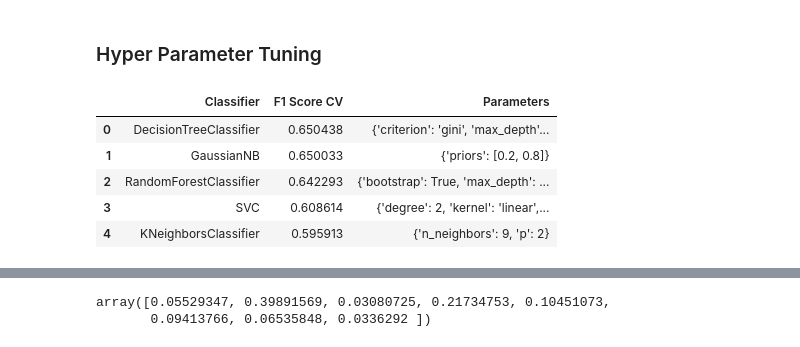
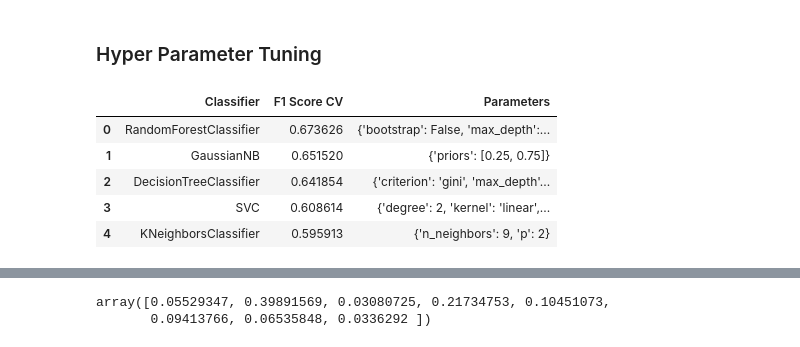
Before and after one commit to zhumazhenis/bigdata-project, a Jupyter notebook: Untitled.ipynb, the cells around one changed output, grey strips where cells are left out. Cells and saved outputs as stored; diff of their text form; code cells hidden in the pictures.

```diff
--- a/Untitled.ipynb
+++ b/Untitled.ipynb
@@ -155,23 +154,23 @@ plt.show()
 # %%
 # Standard scale
-def standardScale(data):
-    featureColumns = ['Pregnancies', 'Glucose', 'BloodPressure', 'BMI', 'DiabetesPedigreeFunction', 'Age', 'Insulin', 'SkinThickness']
+def standardScale(data, featureColumns):
+#     featureColumns = ['Pregnancies', 'Glucose', 'BloodPressure', 'BMI', 'DiabetesPedigreeFunction', 'Age', 'Insulin', 'SkinThickness']
     scaledFeaturesData = StandardScaler().fit_transform(data[featureColumns])
     scaledData = pd.DataFrame(scaledFeaturesData, columns=featureColumns)
     scaledData['Outcome'] = data['Outcome']
     return scaledData
 
 # MinMax scale
-def minMaxScale(data):
-    featureColumns = ['Pregnancies', 'Glucose', 'BloodPressure', 'BMI', 'DiabetesPedigreeFunction', 'Age', 'Insulin', 'SkinThickness']
+def minMaxScale(data, featureColumns):
+#     featureColumns = ['Pregnancies', 'Glucose', 'BloodPressure', 'BMI', 'DiabetesPedigreeFunction', 'Age', 'Insulin', 'SkinThickness']
     scaledFeaturesData = MinMaxScaler().fit_transform(data[featureColumns])
     scaledData = pd.DataFrame(scaledFeaturesData, columns=featureColumns)
     scaledData['Outcome'] = data['Outcome']
     return scaledData
 
 # Robust scale
-def robustScale(data):
-    featureColumns = ['Pregnancies', 'Glucose', 'BloodPressure', 'BMI', 'DiabetesPedigreeFunction', 'Age', 'Insulin', 'SkinThickness']
+def robustScale(data, featureColumns):
+#     featureColumns = ['Pregnancies', 'Glucose', 'BloodPressure', 'BMI', 'DiabetesPedigreeFunction', 'Age', 'Insulin', 'SkinThickness']
     scaledFeaturesData = RobustScaler().fit_transform(data[featureColumns])
     scaledData = pd.DataFrame(scaledFeaturesData, columns=featureColumns)
     scaledData['Outcome'] = data['Outcome']
@@ -234,8 +247,14 @@ Almost all scalers works the same, but let's choose Standard Scaler, which perfo
 ### Hyper Parameter Tuning
 # %%
 # Split Data
-data = standardScale(data)
-xTrain, yTrain, xTest, yTest = splitData(data)
+featureColumns = ['Pregnancies', 'Glucose', 'BloodPressure', 'BMI', 'DiabetesPedigreeFunction', 'Age', 'Insulin', 'SkinThickness']
+outputColumn = 'Outcome'
+scaledData = standardScale(data, featureColumns)
+trainData, testData = train_test_split(scaledData, test_size=0.20, random_state=66, stratify=scaledData['Outcome'])
+
+
+xTrain, yTrain = trainData[featureColumns], trainData[outputColumn]
+xTest, yTest = testData[featureColumns], testData[outputColumn]
 
 hyperParametersMap = {
     'SVC': {
@@ -244,8 +263,8 @@ hyperParametersMap = {
         'tol': [1e-2, 1e-3, 1e-4]
     },
     'RandomForestClassifier': {
-        'n_estimators': np.arange(1, 10, 2),
-        'max_depth': np.arange(1, 5),
+        'n_estimators': np.arange(1, 30, 2),
+        'max_depth': np.arange(1, 10),
         'max_features': [1, 2, 3, 4, 5, 6, 7, 8, 'auto', 'log2', None],
         'bootstrap': [True, False],
     },
@@ -255,7 +274,7 @@ hyperParametersMap = {
         'max_features': [1, 2, 3, 4, 5, 6, 7, 8, 'auto', 'log2', None]
     },
     'GaussianNB': {
-        'priors': [[0.05 * i, 0.05 * (20 - i)] for i in range(2, 19, 2)]
+        'priors': [[0.05 * i, 0.05 * (20 - i)] for i in range(2, 19)]
     },
 #     'GradientBoostingClassifier': {
 #         'n_estimators': np.arange(10, 150, 10),
@@ -273,41 +292,41 @@ modelsMap = {
     'RandomForestClassifier': RandomForestClassifier(), # has feature_importances_
     'DecisionTreeClassifier': DecisionTreeClassifier(), # has feature_importances_
     'GaussianNB': GaussianNB(),
-    'GradientBoostingClassifier': GradientBoostingClassifier(), # has feature_importances_
+#     'GradientBoostingClassifier': GradientBoostingClassifier(), # has feature_importances_
     'KNeighborsClassifier': KNeighborsClassifier()
 }
 
 def findBestHyperParameters(xTrain, yTrain, hyperParametersMap, modelsMap):
     bestHyperParameters = {}
     for k, v in hyperParametersMap.items():
         bestHyperParameters[k] = {}
         clf = modelsMap[k]
         grid = GridSearchCV(estimator=clf, param_grid=v, cv=5, scoring=make_scorer(f1_score))
         grid.fit(xTrain, yTrain)
         bestHyperParameters[k]['f1Score'] = grid.best_score_
         bestHyperParameters[k]['parameters'] = grid.best_params_
     return bestHyperParameters
 
 
 def bestHyperParametersToDataFrame(bestHyperParameters):
     bestHyperParametersDataFrame = pd.DataFrame(columns=['Classifier', 'F1 Score CV', 'Parameters'])
     for k, v in bestHyperParameters.items():
         vals = {
             'Classifier': k,
             'F1 Score CV': v['f1Score'],
             'Parameters': str(v['parameters'])
         }
         bestHyperParametersDataFrame = bestHyperParametersDataFrame.append(vals, ignore_index=True)
     return bestHyperParametersDataFrame.sort_values(by=['F1 Score CV'], ascending=False).reset_index(drop=True)
 
 bestHyperParameters = findBestHyperParameters(xTrain, yTrain, hyperParametersMap, modelsMap)
 
 pd.set_option('max_colwidth', -1)
 bestHyperParametersToDataFrame(bestHyperParameters)
 # %% [output]
 |  | Classifier | F1 Score CV | Parameters |
-| 0 | DecisionTreeClassifier | 0.650438 | {'criterion': 'gini', 'max_depth'... |
-| 1 | GaussianNB | 0.650033 | {'priors': [0.2, 0.8]} |
-| 2 | RandomForestClassifier | 0.642293 | {'bootstrap': True, 'max_depth': ... |
+| 0 | RandomForestClassifier | 0.673626 | {'bootstrap': False, 'max_depth':... |
+| 1 | GaussianNB | 0.651520 | {'priors': [0.25, 0.75]} |
+| 2 | DecisionTreeClassifier | 0.641854 | {'criterion': 'gini', 'max_depth'... |
 | 3 | SVC | 0.608614 | {'degree': 2, 'kernel': 'linear',... |
 | 4 | KNeighborsClassifier | 0.595913 | {'n_neighbors': 9, 'p': 2} |
```
Also changed, not shown: parts of 35 cells of this notebook.
